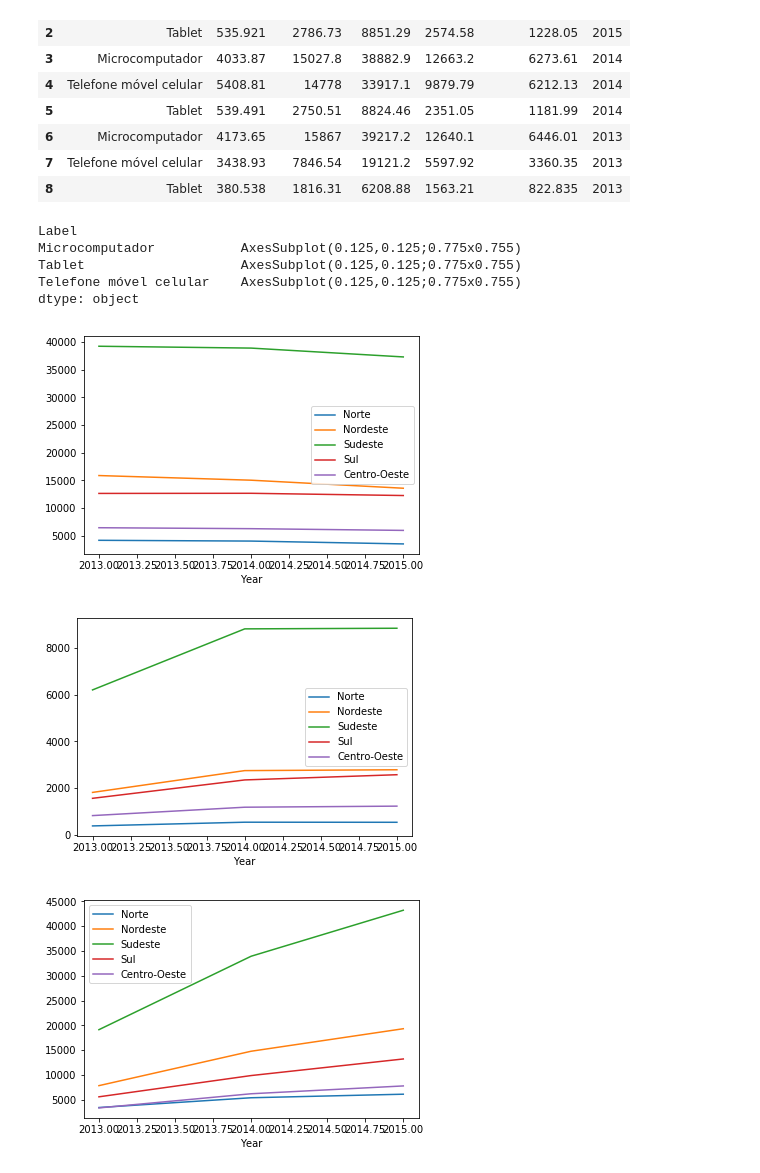
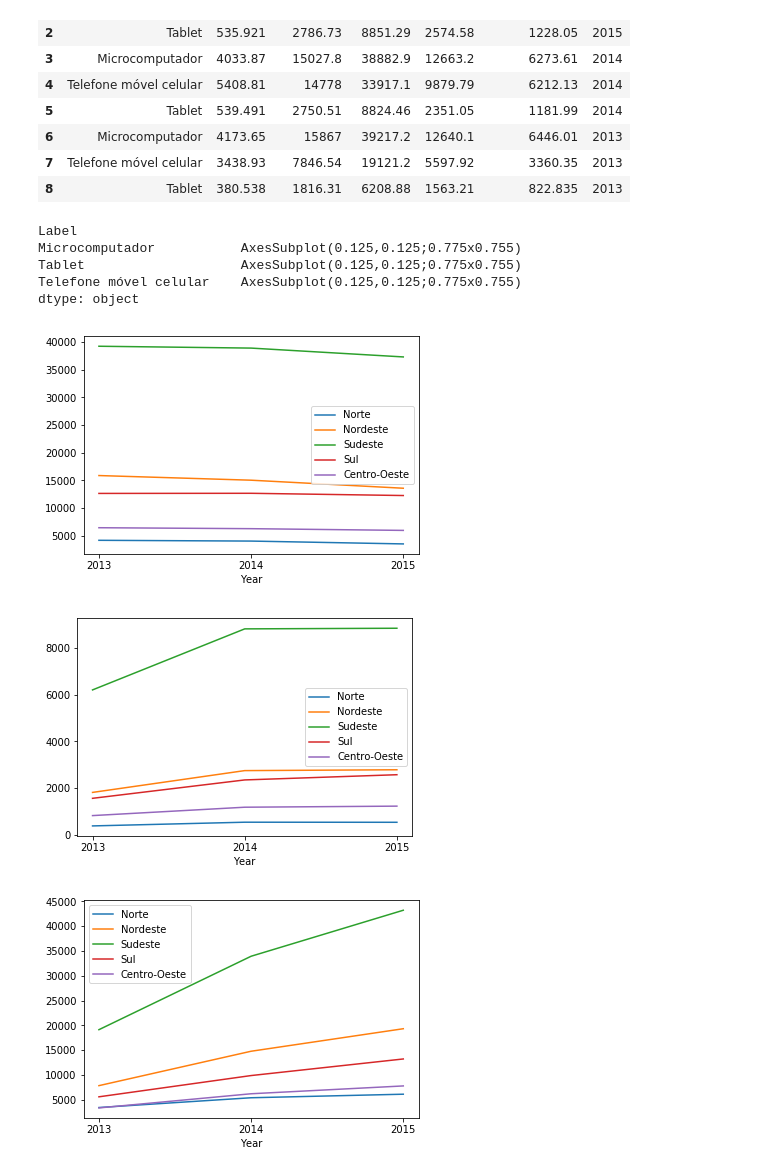
Before and after one commit to Pedalves/DataScience, a Jupyter notebook: IBGE_Internet_access.ipynb, the cells around one changed output. Drawn from its saved outputs; the diff is of its cells as text; code cells hidden in the pictures.

Commit message:
make plot better

```diff
--- a/IBGE_Internet_access.ipynb
+++ b/IBGE_Internet_access.ipynb
@@ -161,13 +161,13 @@ df_concat
 | 7 | Telefone móvel celular | 3438.93 | 7846.54 | 19121.2 | 5597.92 | 3360.35 | 2013 |
 | 8 | Tablet | 380.538 | 1816.31 | 6208.88 | 1563.21 | 822.835 | 2013 |
 # %%
-df_concat.groupby(['Label']).plot('Year')
+df_concat.groupby(['Label']).plot('Year', xticks=[2013, 2014, 2015])
 # %% [output]
 Label
 Microcomputador           AxesSubplot(0.125,0.125;0.775x0.755)
 Tablet                    AxesSubplot(0.125,0.125;0.775x0.755)
 Telefone móvel celular    AxesSubplot(0.125,0.125;0.775x0.755)
 dtype: object
-[figure, old version]
+[figure, new version]
-[figure, old version]
+[figure, new version]
-[figure, old version]
+[figure, new version]
```
